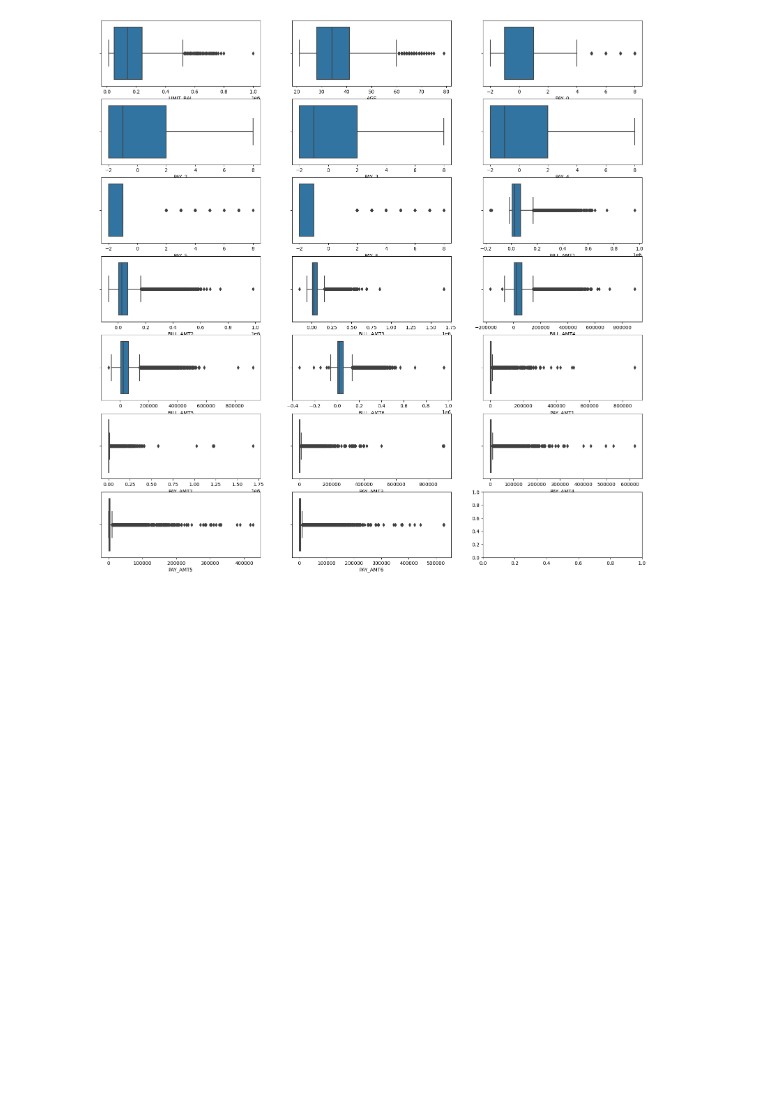
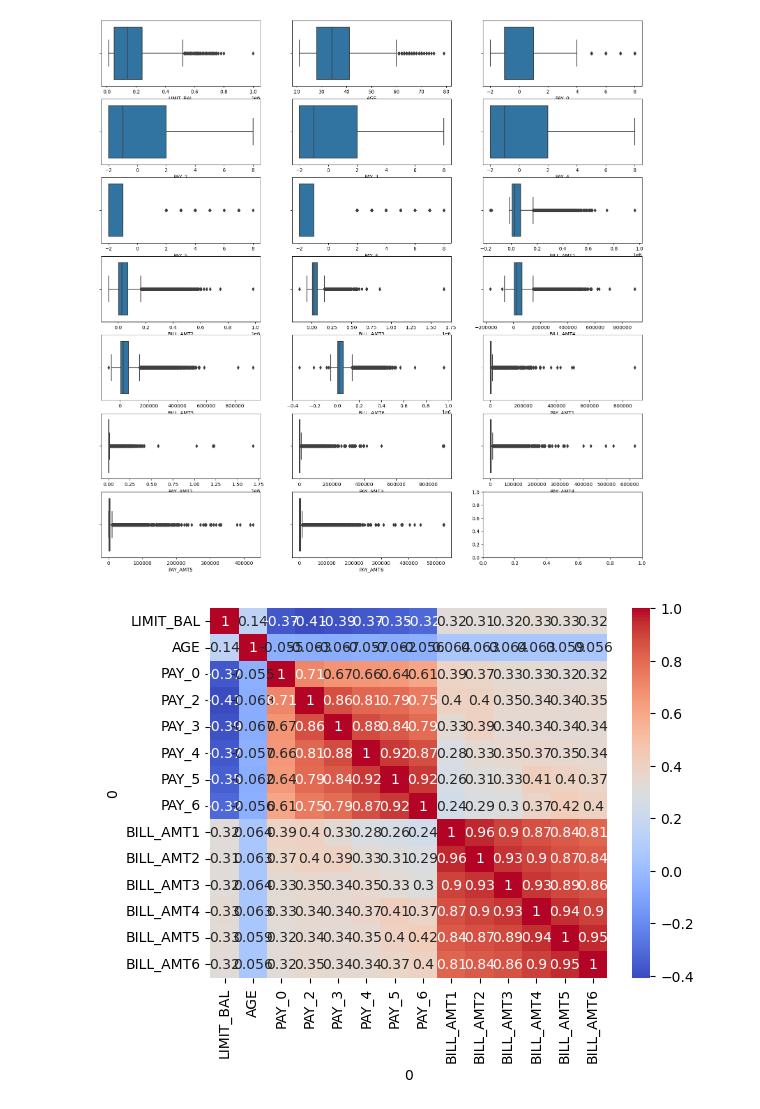
Before and after one commit to Brutosippon/projecto1, a Jupyter notebook: Project2.ipynb, the cells around one changed output. Saved outputs shown, nothing was run; the diff lists cells and outputs as text; code cells hidden in the pictures; blank space fills up the shorter version.

```diff
--- a/Project2.ipynb
+++ b/Project2.ipynb
@@ -310,0 +399,11 @@ Name: MARRIAGE, dtype: int64
+# %%
+# Do histograms select just  numeric variables
+ds = to_categorical(ds, ['SEX', 'EDUCATION', 'MARRIAGE', 'default payment next month', 'AGeGroup'])
+ds.describe(include='all').T
+ds.dtypes
+
+# Ckeck the top counts of all categorical variables
+for col in ds.select_dtypes(include=['category']).columns:
+    print(col)
+    print(ds[col].value_counts())
+    print('')
@@ -324,3 +441,10 @@ for var, subplot in zip(ds[numerical], ax.flatten()):
     sns.boxplot(x=ds[var], ax=subplot)
 # %% [output]
 [figure]
+# %%
+#Does the boxplots show any interesting patterns?
+corr = ds[['LIMIT_BAL', 'AGE', 'PAY_0', 'PAY_2', 'PAY_3', 'PAY_4', 'PAY_5', 'PAY_6', 'BILL_AMT1', 'BILL_AMT2', 'BILL_AMT3', 'BILL_AMT4', 'BILL_AMT5', 'BILL_AMT6']].corr()
+sns.heatmap(corr, annot=True, cmap='coolwarm')
+plt.show()
+# %% [output]
+[figure, added]
```
Also changed, not shown: parts of 25 cells of this notebook.
